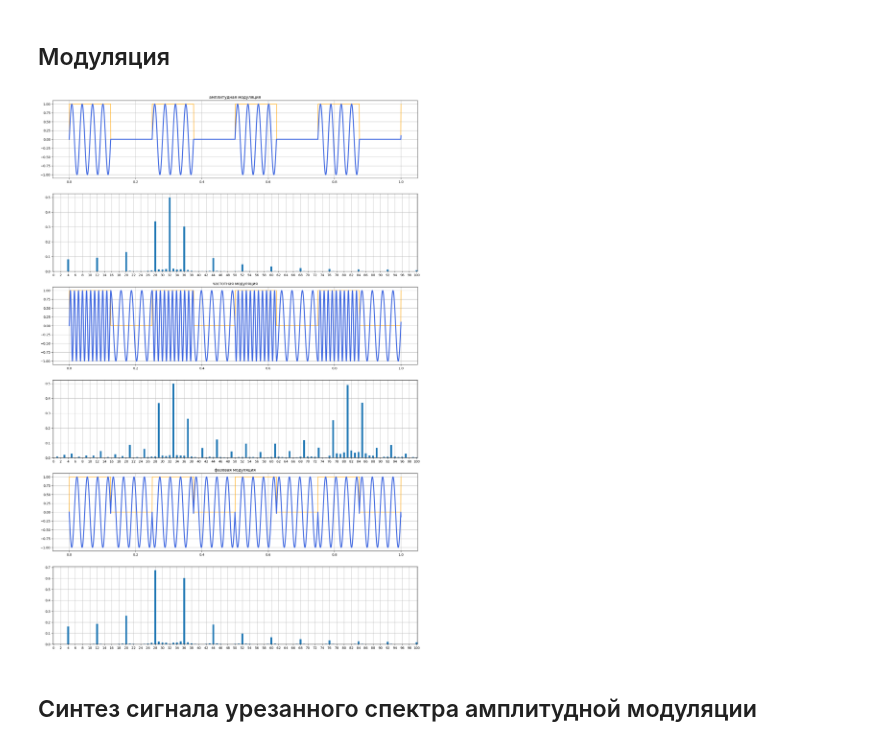
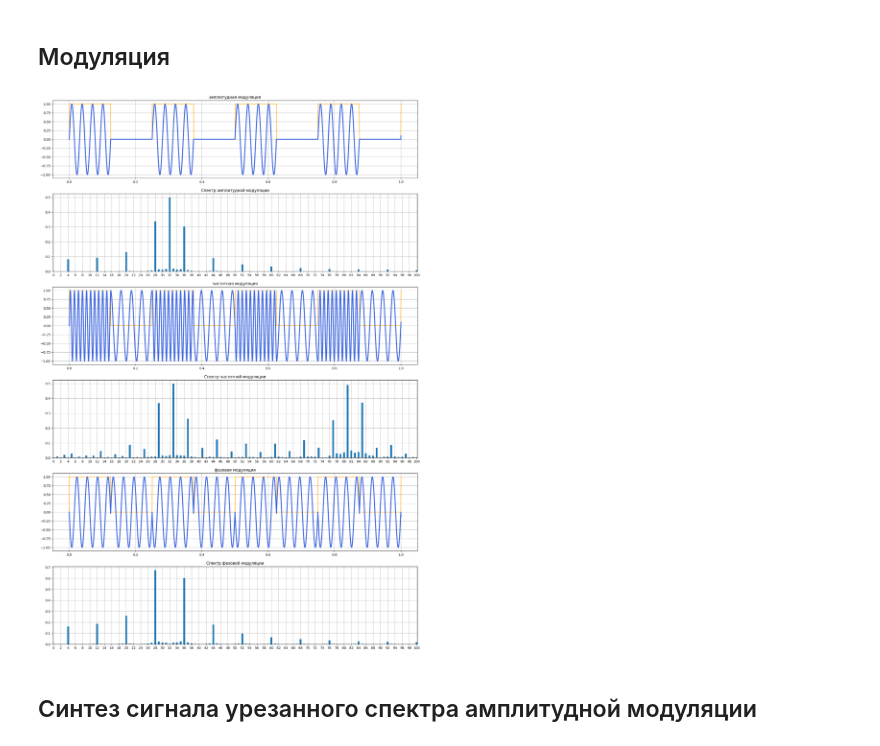
Before and after one commit to 00-00midnight/signal, a Jupyter notebook: Modulation and demodulation.ipynb, the cells around one changed output. Drawn from its saved outputs; the diff is of its cells as text; code cells hidden in the pictures.

```diff
--- a/Modulation and demodulation.ipynb
+++ b/Modulation and demodulation.ipynb
@@ -32,6 +32,7 @@ graphs[0].title.set_text("амплитудная модуляция")
 graphs[0].plot(time, signal, color='orange')
 graphs[0].plot(time, result_amp, color='royalblue', linewidth=3)
 
+graphs[1].title.set_text("Спектр амплитудной модуляции")
 x, y1 = numpy.fft.rfftfreq(2000, 0.0005), numpy.fft.rfft(result_amp)/1000
 graphs[1].bar(x[0:101], abs(y1)[0:101], width=0.5)
 
@@ -39,34 +40,36 @@ graphs[1].bar(x[0:101], abs(y1)[0:101], width=0.5)
 result, integrals = [], []
 for t in range(len(time)):
     integrals.append(numpy.trapz(signal[:t],time[:t]))
 
 for t in range(len(time)):
     result.append(numpy.sin(2*numpy.pi*32*t*0.0005 + 100*numpy.pi*integrals[t]))
 
 graphs[2].title.set_text("частотная модуляция")
 graphs[2].plot(time, signal, color='orange')
 graphs[2].plot(time, result, color='royalblue', linewidth=3)
 
+graphs[3].title.set_text("Спектр частотной модуляции")
 x, y = numpy.fft.rfftfreq(2000, 0.0005), abs(numpy.fft.rfft(result))/1000
 graphs[3].bar(x[0:101], y[0:101], width=0.5)
 
 #----------------фазовая модуляция----------------
 result = []
 for t in range(len(time)):
     result.append(numpy.sin(2*numpy.pi*32*t*0.0005 + 15.74*signal[t]))
 
 graphs[4].title.set_text("фазовая модуляция")
 graphs[4].plot(time, signal, color='orange')
 graphs[4].plot(time, result, color='royalblue', linewidth=3)
 
+graphs[5].title.set_text("Спектр фазовой модуляции")
 x, y = numpy.fft.rfftfreq(2000, 0.0005), abs(numpy.fft.rfft(result))/1000
 y[0] = 0
 graphs[5].bar(x[0:101], y[0:101], width=0.5)
 
 
 %matplotlib inline
 # %% [output]
-[figure, old version]
+[figure, new version]
 # %% [markdown]
 ## Синтез сигнала урезанного спектра амплитудной модуляции
 # %%
```
